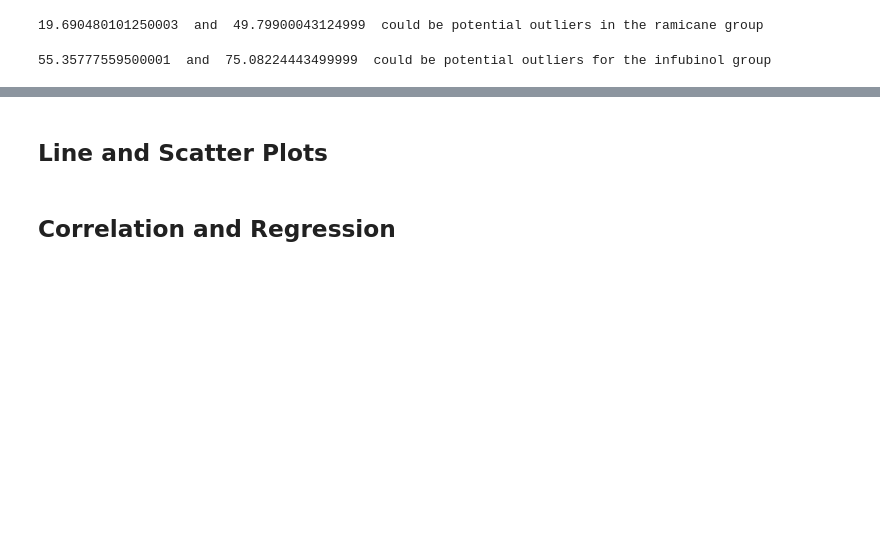
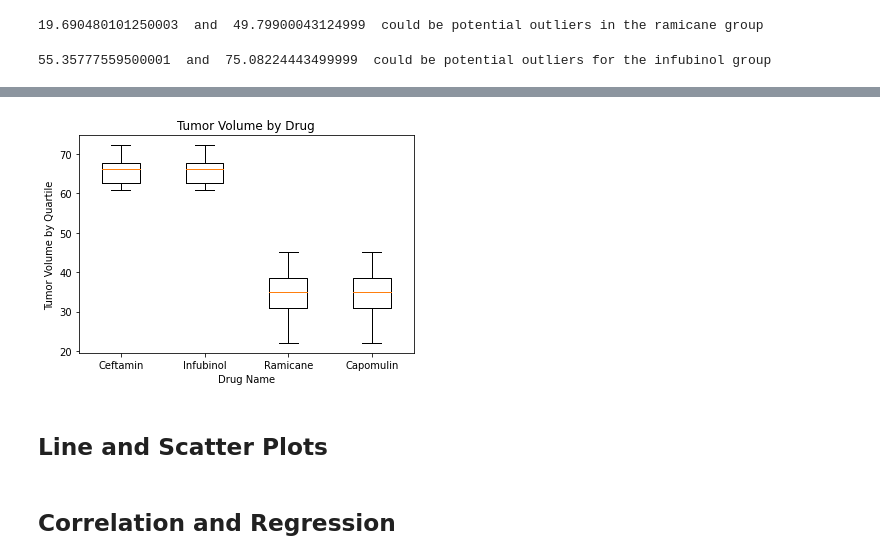
Before and after one commit to NinaLAnderson3/Matplotlib_Pymaceuticals, a Jupyter notebook: Instructions/Pymaceuticals/pymaceuticals_starter.ipynb, the cells around one changed output, grey strips where cells are left out. Saved outputs shown, nothing was run; the diff lists cells and outputs as text; code cells hidden in the pictures; blank space fills up the shorter version.

Commit message:
added box plots

```diff
--- a/Instructions/Pymaceuticals/pymaceuticals_starter.ipynb
+++ b/Instructions/Pymaceuticals/pymaceuticals_starter.ipynb
@@ -233,3 +233,6 @@ del capo_results["Metastatic Sites"]
 del capo_results["Timepoint_y"]
 
 capo_results.head()
+
+
+capo_tum_vol = rami_results["Tumor Volume (mm3)"]
@@ -383,3 +370,18 @@ total.boxplot
+# %%
+# Generate a box plot of the final tumor volume of each mouse across four regimens of interest
+boxplot_data = [ceft_tum_vol, infu_tum_vol, rami_tum_vol, capo_tum_vol]
+#create labels for x-axis
+drug_labels = ["Ceftamin", "Infubinol","Ramicane","Capomulin"]
+
+fig1, ax1 = plt.subplots()
+ax1.set_title("Tumor Volume by Drug")
+ax1.set_xlabel("Drug Name")
+ax1.set_ylabel("Tumor Volume by Quartile")
+
+ax1.boxplot(boxplot_data,labels=["Ceftamin", "Infubinol","Ramicane","Capomulin"])
+plt.show()
+# %% [output]
+[figure, added]
 # %% [markdown]
 ## Line and Scatter Plots
 # %%
```
Also changed, not shown: parts of 6 cells of this notebook.
